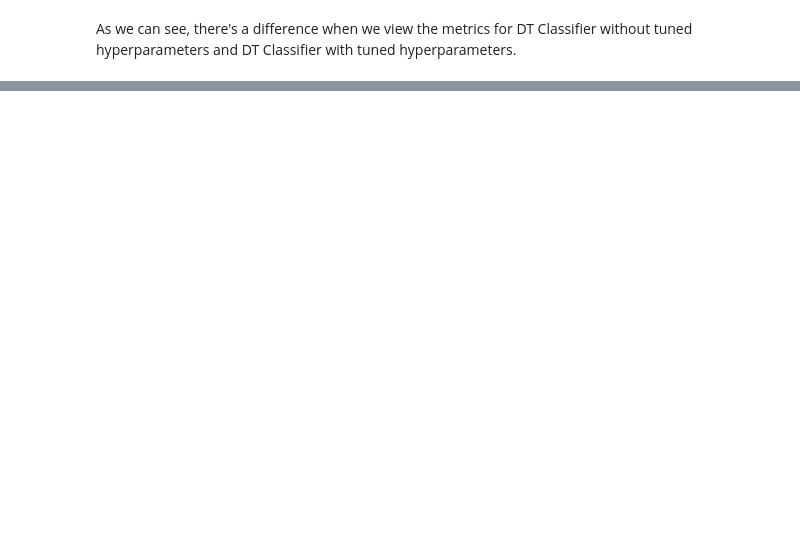
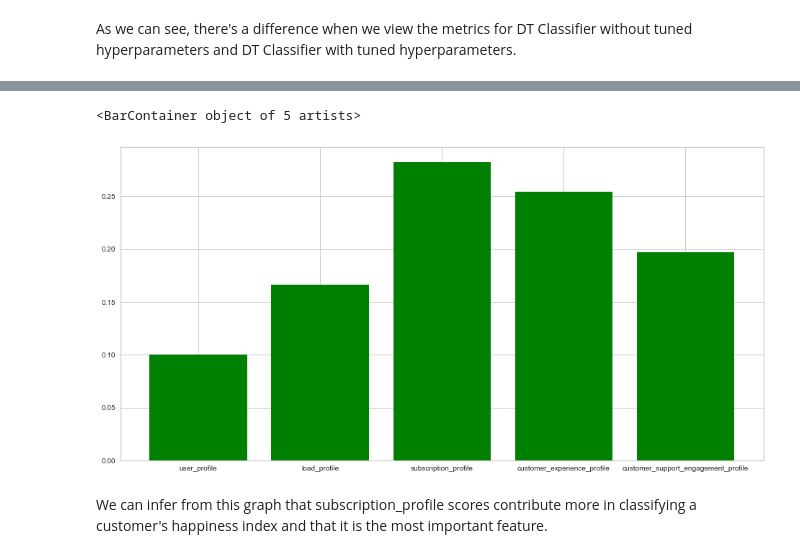
Before and after one commit to rjPajaro/Pattern-Recognition-Projects, a Jupyter notebook: pycaret-demo/pycaret-demo.ipynb, the cells around one changed output, grey strips where cells are left out. Cells and saved outputs as stored; diff of their text form; code cells hidden in the pictures; blank space fills up the shorter version.

Commit message:
pycaret-added-visualizations

```diff
--- a/pycaret-demo/pycaret-demo.ipynb
+++ b/pycaret-demo/pycaret-demo.ipynb
@@ -238,9 +239,9 @@ Not Very Happy       0.82      0.82      0.82        17
 With hyperparameters
 # %%
 dt = DecisionTreeClassifier(ccp_alpha=0.0, class_weight=None, criterion='entropy',
-                       max_depth=13, max_features=1.0, max_leaf_nodes=None,
-                       min_impurity_decrease=0, min_impurity_split=None,
-                       min_samples_leaf=2, min_samples_split=9,
+                       max_depth=15, max_features=1.0, max_leaf_nodes=None,
+                       min_impurity_decrease=0.0005, min_impurity_split=None,
+                       min_samples_leaf=4, min_samples_split=7,
                        min_weight_fraction_leaf=0.0, presort='deprecated',
                        random_state=0, splitter='best')
 model = dt.fit(x_train, y_train)
@@ -264,0 +272,9 @@ As we can see, there's a difference when we view the metrics for DT Classifier w
+# %%
+importance = model.feature_importances_
+
+f = []
+s = []
+
+for i,v in enumerate(importance):
+    f.append(x_train.columns[i])
+    s.append(v*100)
@@ -264,0 +293,8 @@ As we can see, there's a difference when we view the metrics for DT Classifier w
+# %%
+plt.rcParams['figure.figsize'] = (16,8)
+plt.bar(f, importance, color='green')
+# %% [output]
+<BarContainer object of 5 artists>
+[figure, added]
+# %% [markdown]
+We can infer from this graph that subscription_profile scores contribute more in classifying a customer's happiness index and that it is the most important feature.
```
Also changed, not shown: parts of 8 cells of this notebook, 5 other files.
